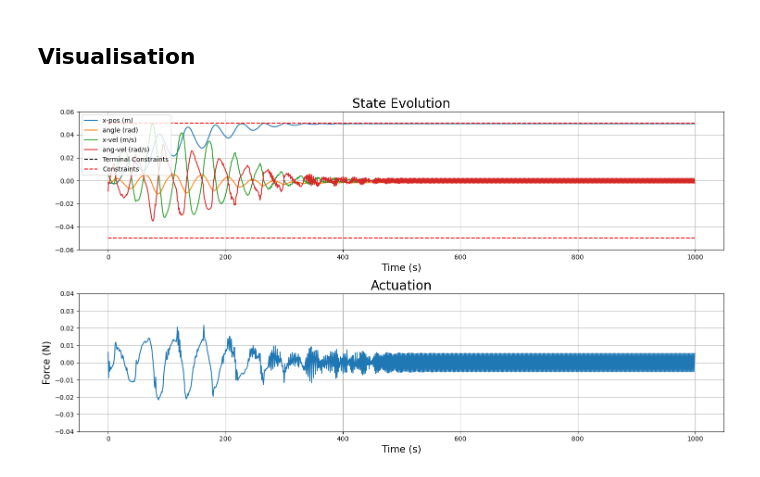
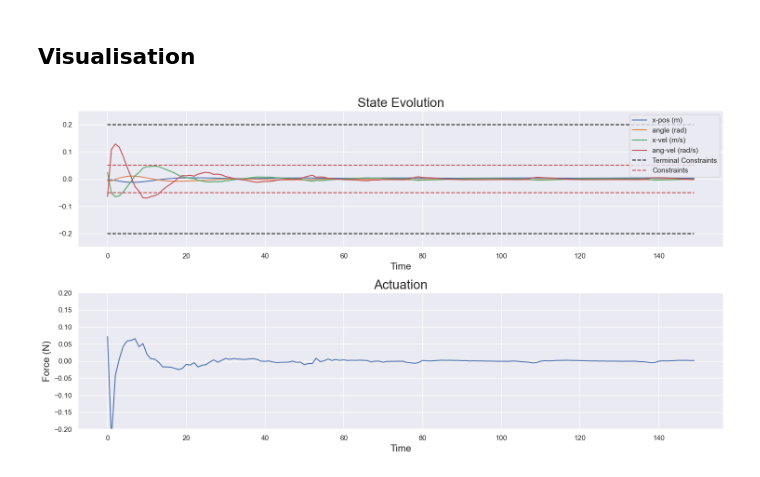
Before and after one commit to michael-cummins/DeePC-HUNT, a Jupyter notebook: src/regularized_deepc.ipynb, the cells around one changed output. Cells and saved outputs as stored; diff of their text form; code cells hidden in the pictures.

```diff
--- a/src/regularized_deepc.ipynb
+++ b/src/regularized_deepc.ipynb
@@ -1,18 +1,13 @@
 # %%
-import osqp
-import cvxpy as cp
 import numpy as np
 
-import scipy as sp
-from scipy import sparse
-
 import matplotlib.pyplot as plt
-from scipy.linalg import hankel
 from controllers import DeePC
 import gym
-import mujoco_py
-from gym import wrappers
+from tqdm import tqdm
 from IPython import display
+import seaborn as sns
+sns.set_theme()
 
 plt.rcParams["figure.figsize"] = (15,8)
 
@@ -82,9 +79,9 @@ yd shape : (240,)   ud shape : (60,)
 # %%
 u_ini = ud[:m*Tini].reshape((Tini*m,))
 y_ini = yd[:p*Tini].reshape((Tini*p,))
-y_const = np.kron(np.ones(N), np.array([0.05, 0.05, 0.05, 0.05]))
-u_const = np.ones(N)
-R = np.eye(m)*10
+y_const = np.kron(np.ones(N), np.array([1.5, 0.15, 0.5, 0.5]))
+u_const = np.ones(N)*3
+R = np.eye(m)*1
 Q = np.diag([100,100,100,100])
 
 controller = DeePC(
@@ -96,32 +93,35 @@ controller = DeePC(
 # %%
 yT = [*y_ini]
 uT = [*u_ini]
+# ref = np.hstack([np.zeros((N-1)*p), np.array([0.,0.,0.,0.])])
 ref = np.zeros(N*p)
 
 env = gym.make('InvertedPendulum-v4', render_mode='rgb_array')
 obs = env.reset()
 done = False
 render = False
-iter = 0
+iter = 150
+pbar = tqdm(range(0,iter))
 
-while iter < 1000:
+for i in pbar:
 
     # Solve for optimal input
     controller.setup(ref=ref, u_ini=u_ini, y_ini=y_ini, Q=Q, R=R, lam_g1=100, lam_g2=100)
     action, _ = controller.solve(verbose=False)
 
     # roll simulation forward
-    obs,_,done,_,_ = env.step(action)
+    obs, _ ,done,_,_ = env.step(action)
+    if done : break
     # obs += np.random.randn(p,)*0.01
     yT = np.append(yT, obs)
     uT = np.append(uT, action)
 
     # break from sim if constraints are violated
-    if np.abs(obs[1]) > 0.1 or np.abs(obs[0]) > 0.1 or np.abs(obs[2]) > 0.1 or np.abs(obs[3]) > 0.1 : break
+    # if np.abs(obs[1]) > 0.1 or np.abs(obs[0]) > 0.1 or np.abs(obs[2]) > 0.1 or np.abs(obs[3]) > 0.1 : break
 
     # Render gym env
     if render:
-        plt.title(f"Action {action[0]:.4f}N, X {obs[0]:.3f}m, Theta {obs[1]:.3f} rad Iter {iter}")
+        plt.title(f"Action {action[0]:.4f}N, X {obs[0]:.3f}m, Theta {obs[1]:.3f} rad Iter {i}")
         plt.imshow(env.render())
         display.display(plt.gcf())
         display.clear_output(wait=True)
@@ -129,7 +129,6 @@ while iter < 1000:
     # Reset initial conditions
     u_ini = uT[-Tini:]
     y_ini = yT[-p*Tini:]
-    iter += 1
 # %% [markdown]
 ## Visualisation
 # %%
@@ -141,26 +140,26 @@ uT = uT.reshape((T,m))
 # %%
 plt.subplot(2,1,1)
 plt.plot(range(0,T), yT, label=['x-pos (m)', 'angle (rad)', 'x-vel (m/s)', 'ang-vel (rad/s)'])
 plt.plot(range(0,T), np.ones(T)*0.2, 'k--',label='Terminal Constraints')
 plt.plot(range(0,T), -np.ones(T)*0.2, 'k--')
 plt.plot(range(0,T), np.ones(T)*0.05, 'r--',label='Constraints')
 plt.plot(range(0,T), -np.ones(T)*0.05, 'r--')
-plt.legend(loc="upper left")
-plt.ylim((-0.06,0.06))
-plt.xlabel('Time (s)', fontdict={'fontsize':15})
+plt.legend(loc="upper right")
+plt.ylim((-0.25,0.25))
+plt.xlabel('Time', fontdict={'fontsize':15})
 plt.title("State Evolution", fontdict={'fontsize':20})
 plt.grid('on')
 plt.tight_layout()
 
 plt.subplot(2,1,2)
 plt.plot(range(0,T), uT)
 plt.ylabel('Force (N)', fontdict={'fontsize':15})
-plt.xlabel('Time (s)', fontdict={'fontsize':15})
+plt.xlabel('Time', fontdict={'fontsize':15})
 plt.title("Actuation", fontdict={'fontsize':20})
-plt.ylim((-0.04,0.04))
+plt.ylim((-0.2,0.2))
 plt.grid('on')
 plt.tight_layout()
 
 plt.show()
 # %% [output]
-[figure, old version]
+[figure, new version]
```
Also changed, not shown: parts of 3 cells of this notebook, 9 other files.
